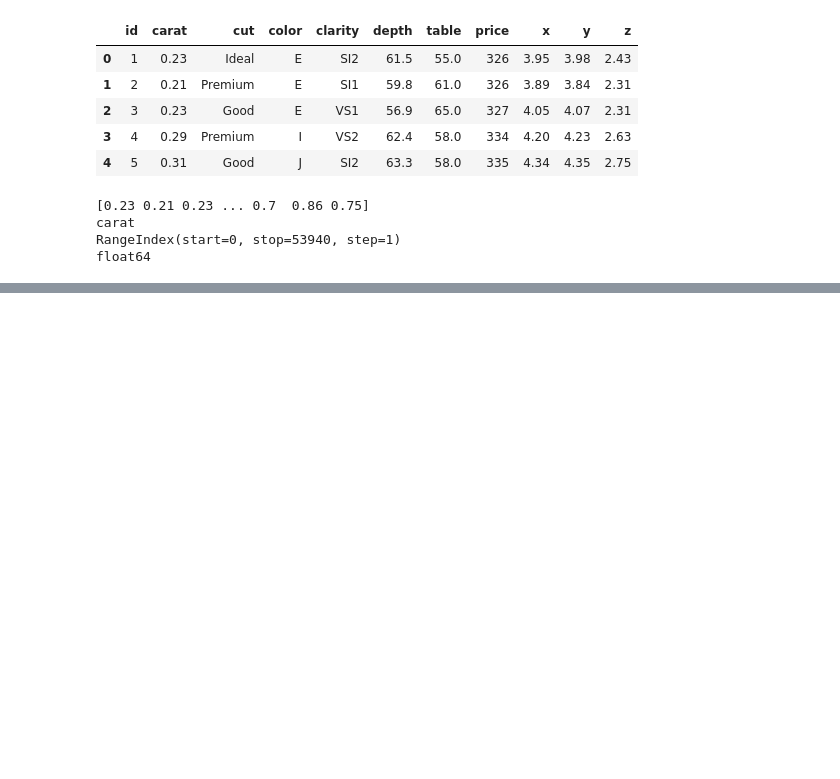
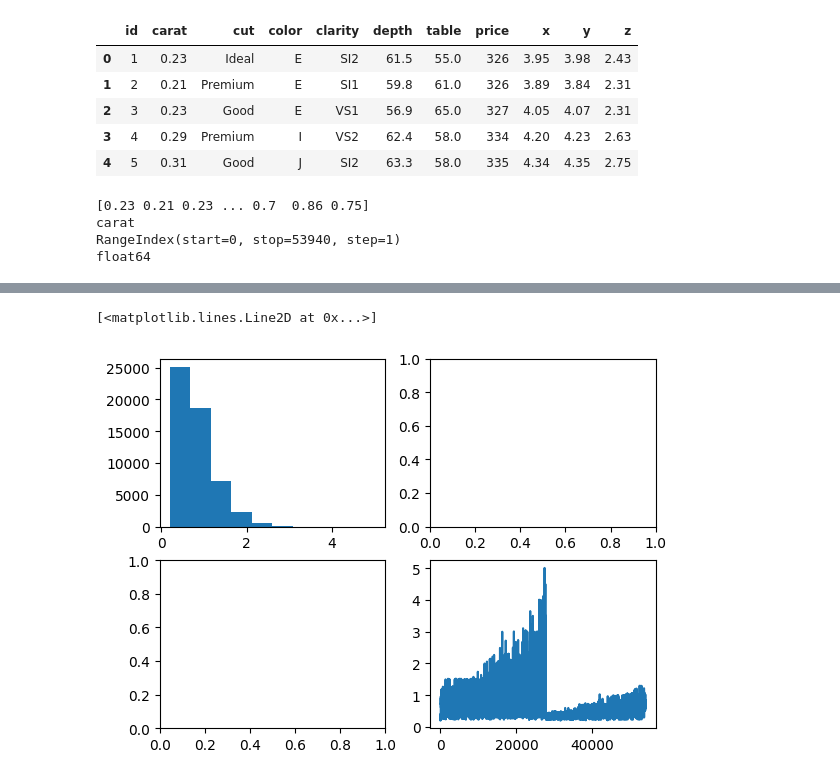
Before and after one commit to mckoh/data_visualization_dsia, a Jupyter notebook: datenvisualisierung_matplotlib.ipynb, the cells around one changed output, grey strips where cells are left out. Drawn from its saved outputs; the diff is of its cells as text; code cells hidden in the pictures; blank space fills up the shorter version.

```diff
--- a/datenvisualisierung_matplotlib.ipynb
+++ b/datenvisualisierung_matplotlib.ipynb
@@ -71,0 +113,7 @@ plt.show()
+# %%
+fig, ax = plt.subplots(nrows=2, ncols=2)
+ax[0,0].hist(data["carat"])
+ax[1,1].plot(data["carat"])
+# %% [output]
+[<matplotlib.lines.Line2D at 0x...>]
+[figure, added]
```
Also changed, not shown: parts of 6 cells of this notebook, 2 other files.
